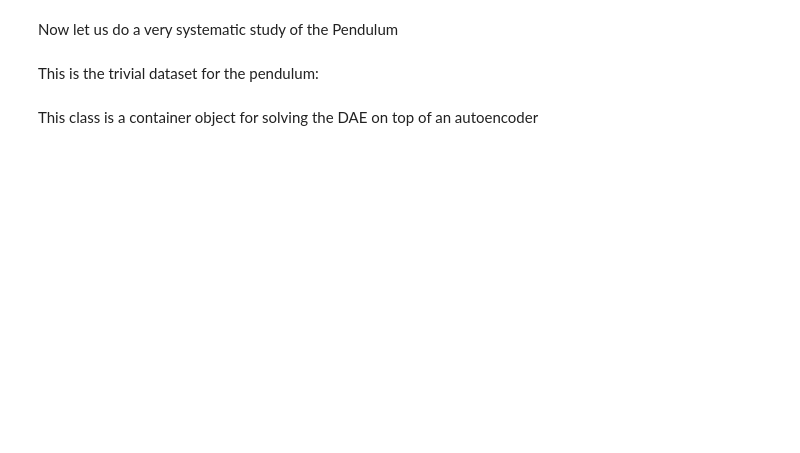
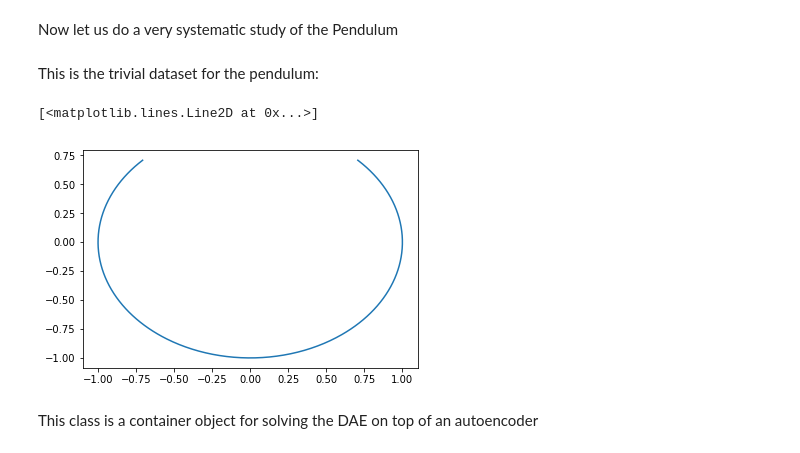
Before and after one commit to afqueiruga/LatentPrimaries, a Jupyter notebook: Section3_pendulum.ipynb, the cells around one changed output. Cells and saved outputs as stored; diff of their text form; code cells hidden in the pictures; blank space fills up the shorter version.

```diff
--- a/Section3_pendulum.ipynb
+++ b/Section3_pendulum.ipynb
@@ -5,8 +5,12 @@ from autoencoder import *
 # %% [markdown]
 This is the trivial dataset for the pendulum:
 # %%
-theta = np.linspace(-np.pi,0.0*np.pi,500, dtype=np.float32)
+theta = np.linspace(-1.25*np.pi,0.25*np.pi,500, dtype=np.float32)
 data = np.vstack([np.cos(theta), np.sin(theta)]).T
+plt.plot(data[:,0],data[:,1])
+# %% [output]
+[<matplotlib.lines.Line2D at 0x...>]
+[figure, added]
 # %% [markdown]
 This class is a container object for solving the DAE on top of an autoencoder
 # %% [markdown]
```
Also changed, not shown: parts of 11 cells of this notebook, 2 other files.
